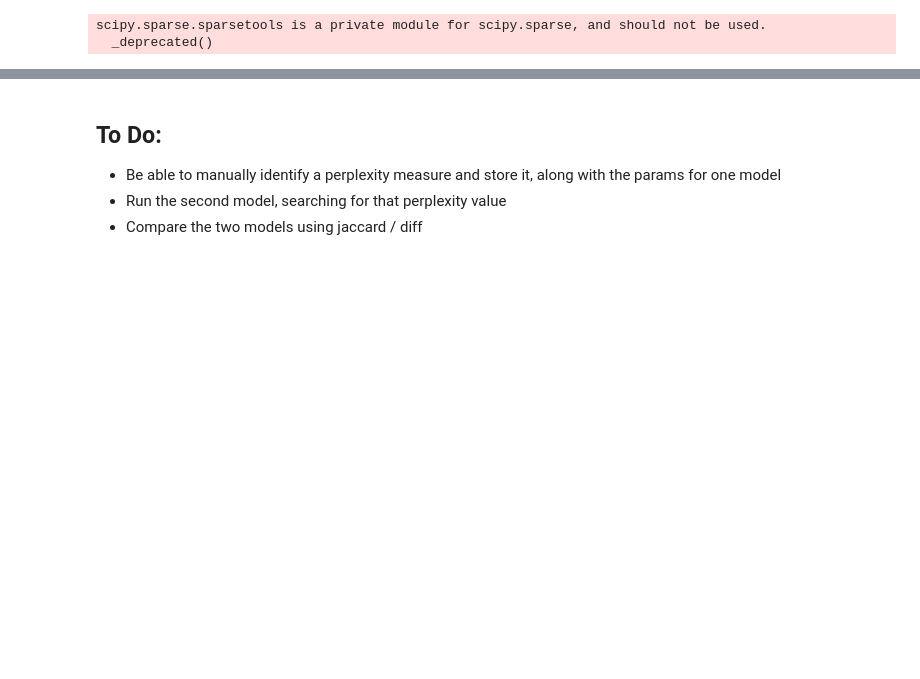
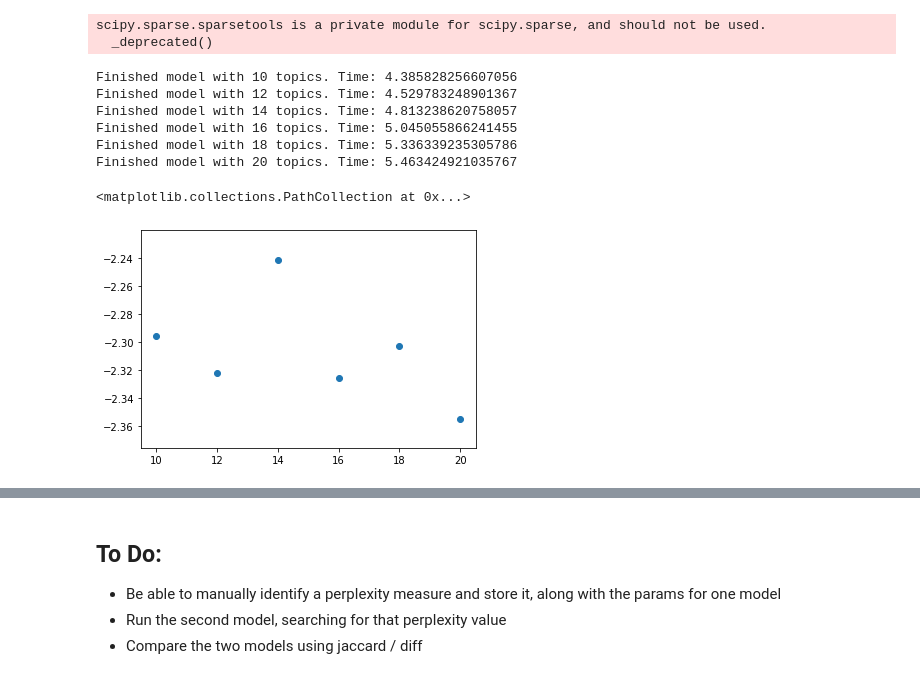
Before and after one commit to noahaskell/topic_modeling, a Jupyter notebook: coherence_model_eval.ipynb, the cells around one changed output, grey strips where cells are left out. Saved outputs shown, nothing was run; the diff lists cells and outputs as text; code cells hidden in the pictures; blank space fills up the shorter version.

```diff
--- a/coherence_model_eval.ipynb
+++ b/coherence_model_eval.ipynb
@@ -65,21 +65,25 @@ corp, dictionary, docs = prep_corpus_csv('sampledata.csv')
 corp2, dictionary2, docs2 = prep_corpus('pubmed_subset_13.tsv')
 # %%
 @timeout(30)
-def make_lda_model(k, corp, dictionary, random_state=1, iterations=1, umass=[], cv=[], times=[]):
+def make_lda_model(k, corp, dictionary, random_state=1, iterations=1, umass=[], v=[], npmi = [], uci = [], times= []):
         start = time.time()
         lda_model = LdaModel(corpus = corp, id2word = dictionary, iterations = iterations, num_topics = k, random_state=random_state)
         cm1 = CoherenceModel(model = lda_model, corpus = corp, dictionary = dictionary, coherence = 'u_mass')
         cm2 = CoherenceModel(model = lda_model, texts = docs, dictionary = dictionary, coherence = 'c_v')
+        cm3 = CoherenceModel(model = lda_model, texts = docs, dictionary = dictionary, coherence = 'c_npmi')
+        cm4 = CoherenceModel(model = lda_model, texts = docs, dictionary = dictionary, coherence = 'c_uci')
         with np.errstate(invalid='ignore'):
-            cv_cm2 = cm2.get_coherence()
+            v_cm2 = cm2.get_coherence()
 
         umass.append(cm1.get_coherence())
-        cv.append(cv_cm2)
+        v.append(v_cm2)
+        npmi.append(cm3.get_coherence())
+        uci.append(cm4.get_coherence())
 
         end = time.time()
         times.append(end - start)
 
-        return umass, cv, times
+        return umass, v, npmi, uci, times
 
 
 
@@ -87,21 +91,33 @@ def make_lda_model(k, corp, dictionary, random_state=1, iterations=1, umass=[],
 
 def loop_through_topics(k, corp, dictionary, random_state=1, iterations=1):
     umass = []
-    cv = []
+    v = []
+    npmi = []
+    uci = []
     times = []
 
     for i in k:
-        umass, cv, times = make_lda_model(i, corp, dictionary, random_state, iterations, umass, cv, times)
+        umass, v, npmi, uci, times = make_lda_model(i, corp, dictionary, random_state, iterations, umass, v, npmi, uci, times)
         print('Finished model with ' + str(i) + ' topics. Time: ' + str(times[-1]))
 
-    return umass, cv, times
+    return umass, v, npmi, uci, times
 # %%
-k = list(range(40,100,10))
-#k.remove(26)
+k = list(range(10,22,2))
+#k.remove(46)
 #k.remove(12)
 #no idea why this is happening
 
-um, cv, times = loop_through_topics(k, corp2, dictionary2, 1,1)
+umass, v, npmi, uci, times = loop_through_topics(k, corp, dictionary, 1,1)
+# %% [output]
+Finished model with 10 topics. Time: 4.385828256607056
+Finished model with 12 topics. Time: 4.529783248901367
+Finished model with 14 topics. Time: 4.813238620758057
+Finished model with 16 topics. Time: 5.045055866241455
+Finished model with 18 topics. Time: 5.336339235305786
+Finished model with 20 topics. Time: 5.463424921035767
 # %%
-plt.scatter(k, um)
+plt.scatter(k, umass)
+# %% [output]
+<matplotlib.collections.PathCollection at 0x...>
+[figure, added]
 # %%
```
Also changed, not shown: parts of 10 cells of this notebook, 4 other files.
